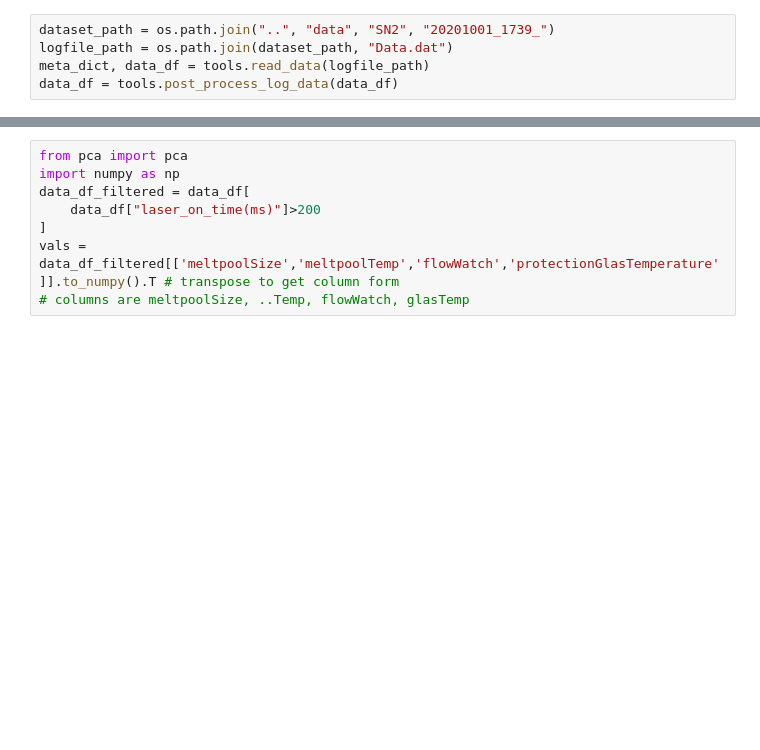
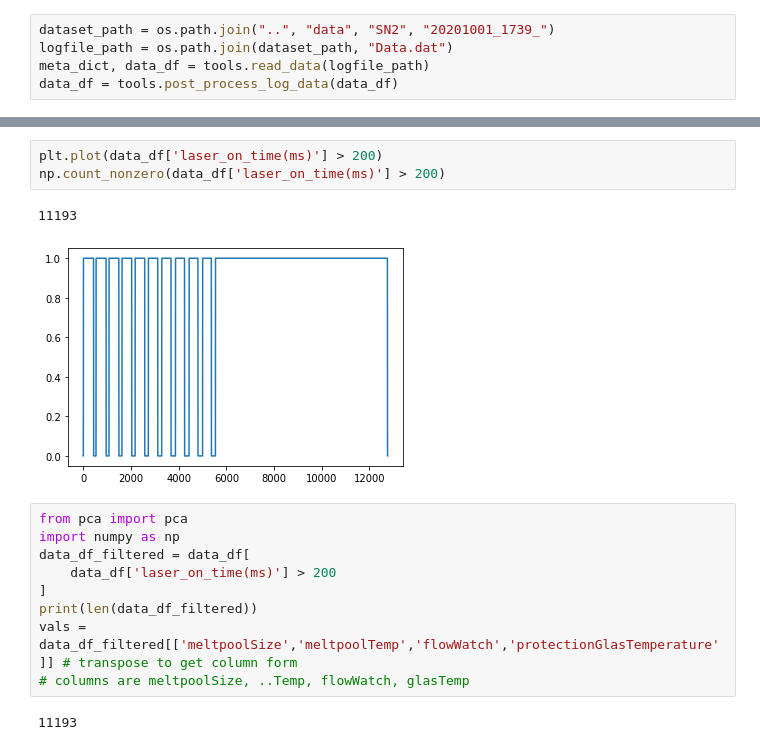
Before and after one commit to sw580844/ngif_romar, a Jupyter notebook: notebooks/2021-11-07 pca-t2.ipynb, the cells around one changed output, grey strips where cells are left out. Drawn from its saved outputs; the diff is of its cells as text; blank space fills up the shorter version.

```diff
--- a/notebooks/2021-11-07 pca-t2.ipynb
+++ b/notebooks/2021-11-07 pca-t2.ipynb
@@ -44,8 +36,17 @@ Name: laser_on_time(ms), Length: 12769, dtype: int64
+# %%
+plt.plot(data_df['laser_on_time(ms)'] > 200)
+np.count_nonzero(data_df['laser_on_time(ms)'] > 200)
+# %% [output]
+11193
+[figure, added]
 # %%
 from pca import pca
 import numpy as np
 data_df_filtered = data_df[
-    data_df["laser_on_time(ms)"]>200
+    data_df['laser_on_time(ms)'] > 200
 ]
-vals = data_df_filtered[['meltpoolSize','meltpoolTemp','flowWatch','protectionGlasTemperature']].to_numpy().T # transpose to get column form
+print(len(data_df_filtered))
+vals = data_df_filtered[['meltpoolSize','meltpoolTemp','flowWatch','protectionGlasTemperature']] # transpose to get column form
 # columns are meltpoolSize, ..Temp, flowWatch, glasTemp
+# %% [output]
+11193
```
Also changed, not shown: parts of 6 cells of this notebook.
